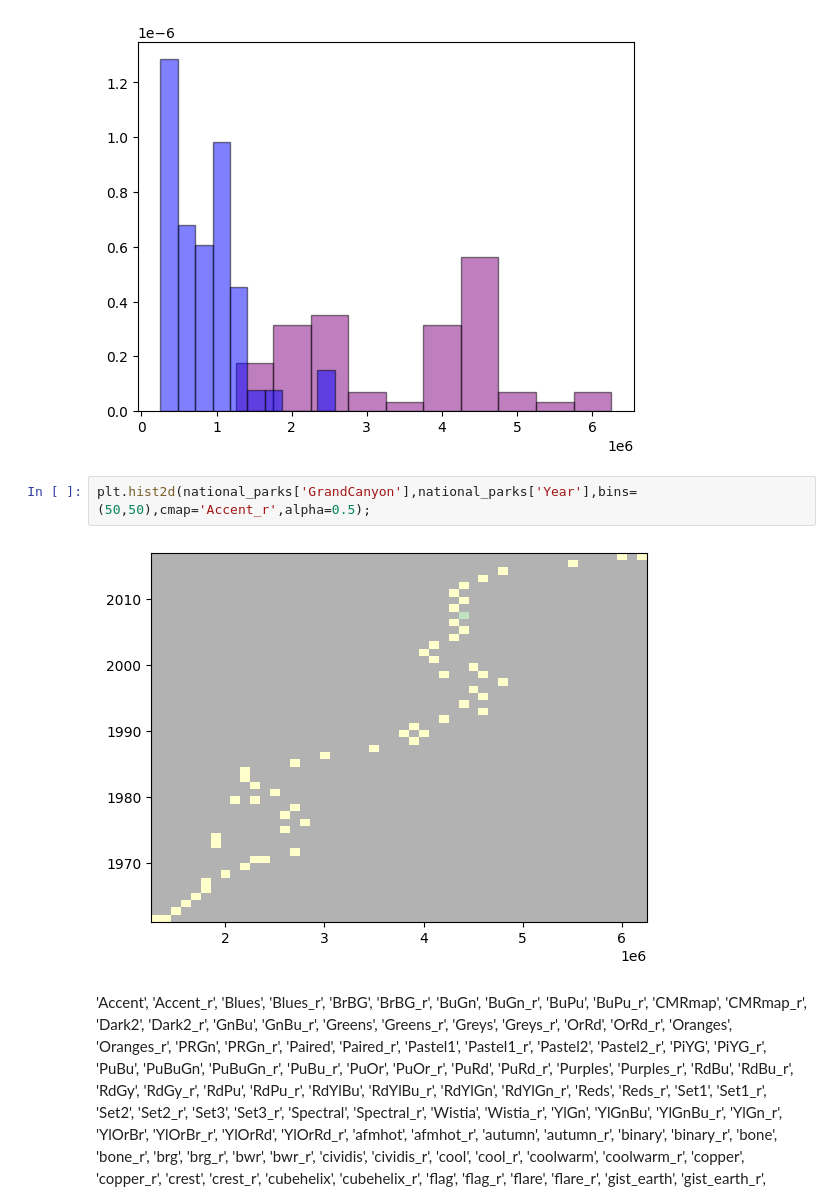
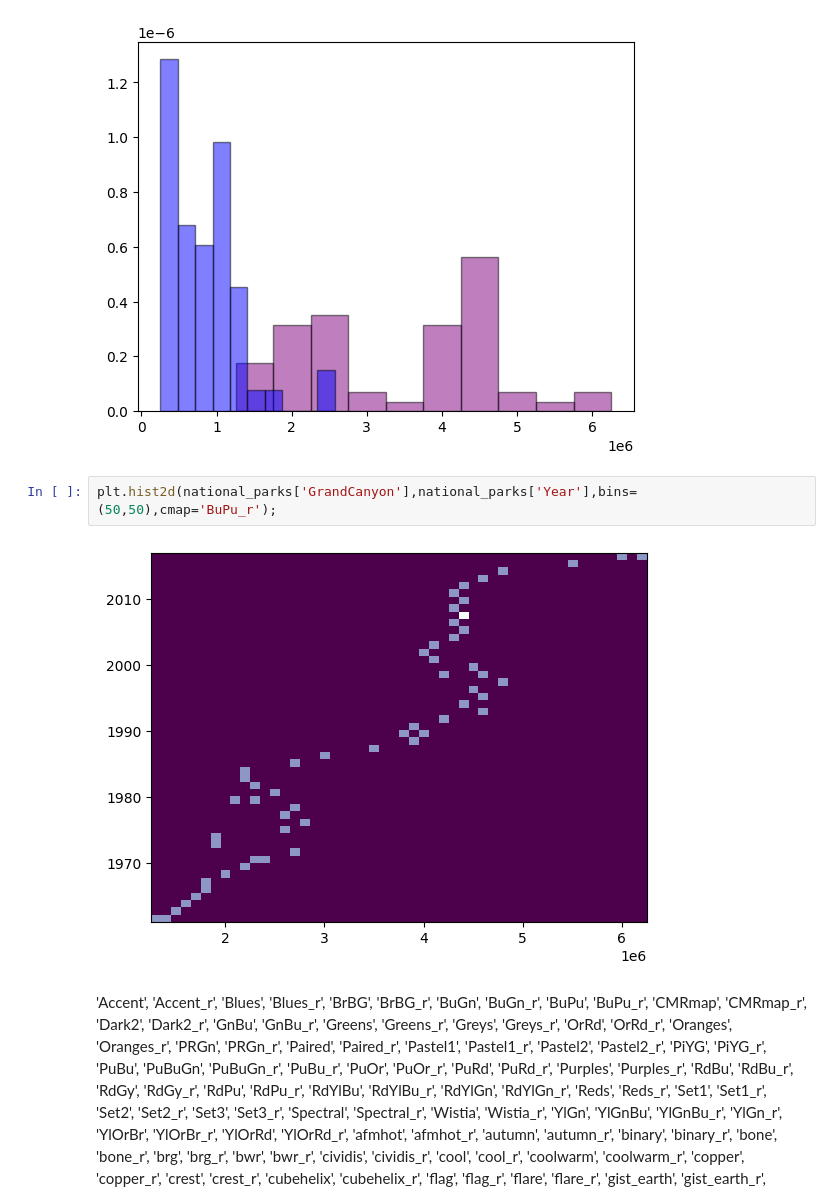
Before and after one commit to Harsh502s/Python-Assignments, a Jupyter notebook: Practice/Data Viz.ipynb, the cells around one changed output. Cells and saved outputs as stored; diff of their text form.

```diff
--- a/Practice/Data Viz.ipynb
+++ b/Practice/Data Viz.ipynb
@@ -113,7 +106,7 @@ plt.show()
 # %% [output]
 [figure]
 # %%
-plt.hist2d(national_parks['GrandCanyon'],national_parks['Year'],bins=(50,50),cmap='Accent_r',alpha=0.5);
+plt.hist2d(national_parks['GrandCanyon'],national_parks['Year'],bins=(50,50),cmap='BuPu_r');
 # %% [output]
-[figure, old version]
+[figure, new version]
 # %% [markdown]
```
Also changed, not shown: parts of 4 cells of this notebook.
